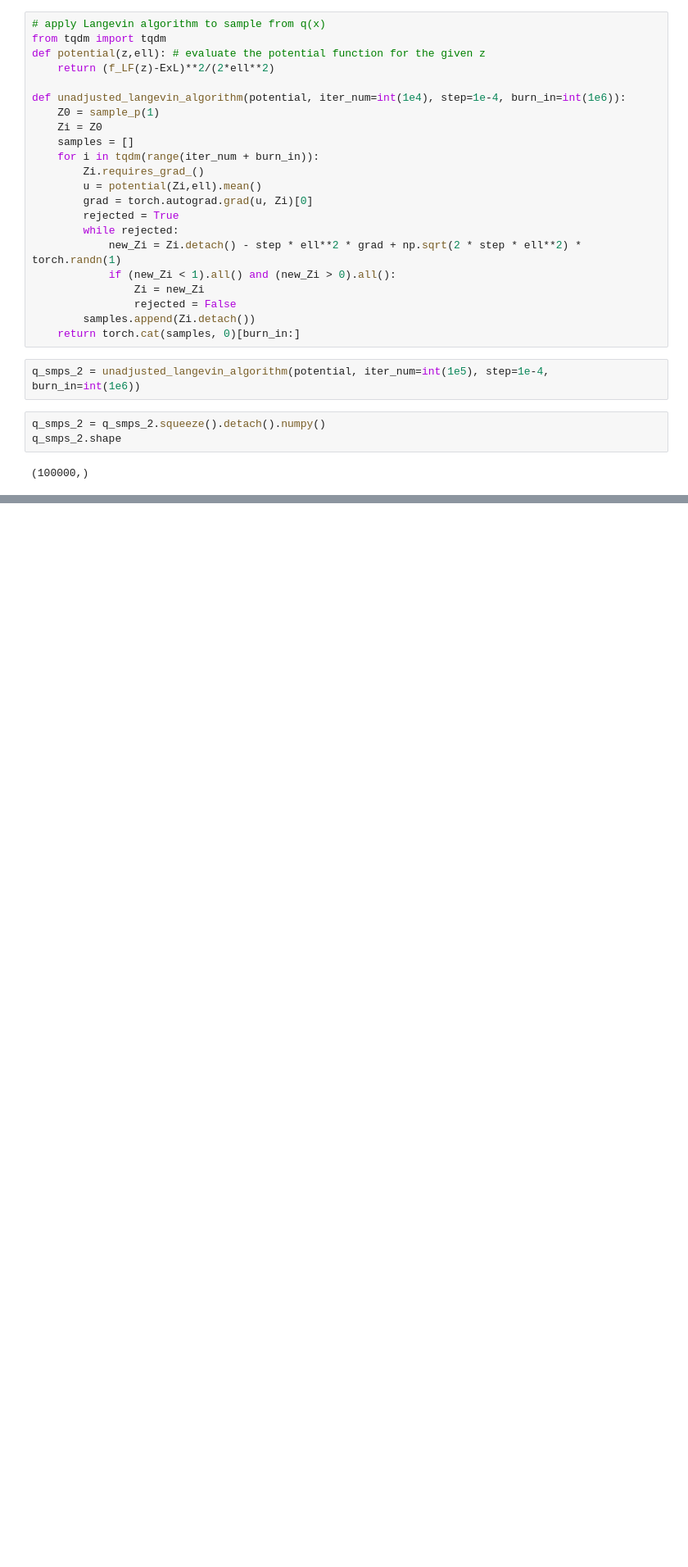
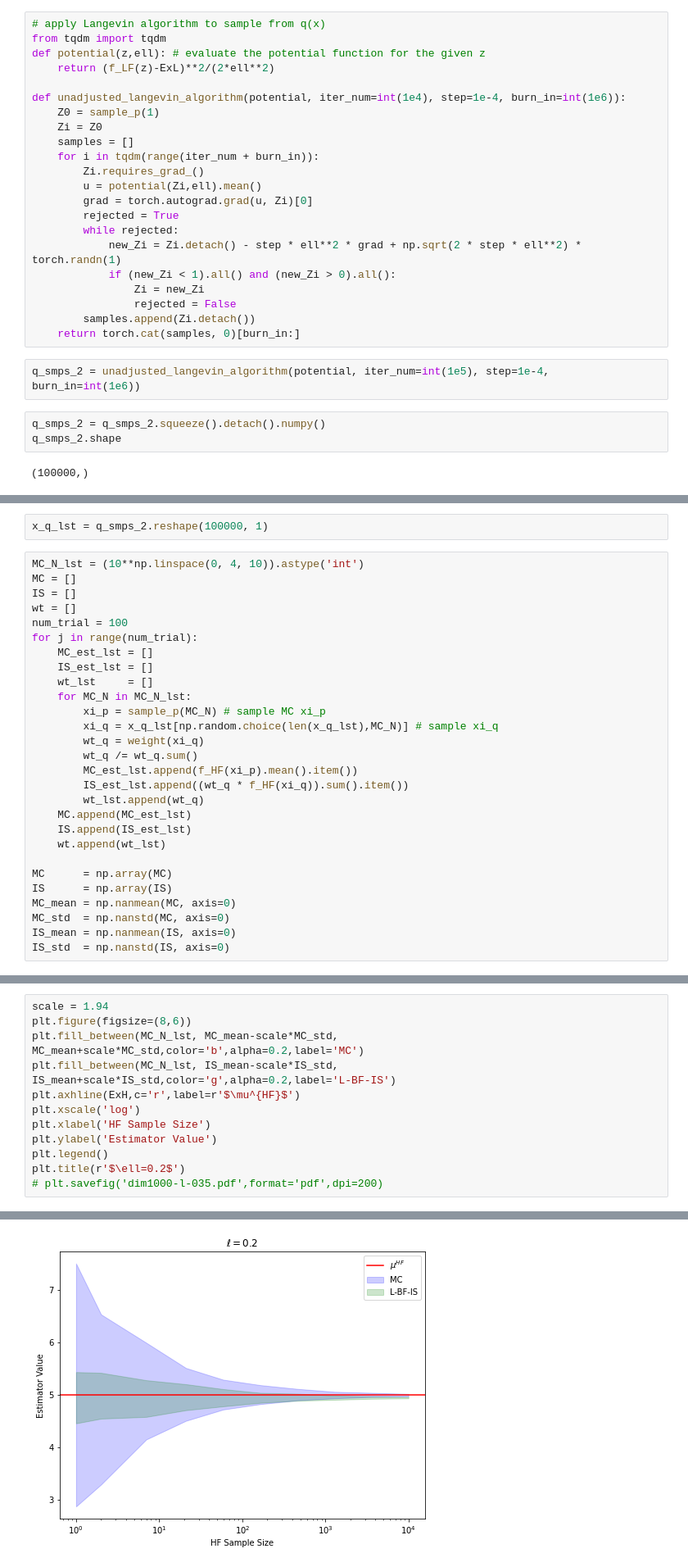
Before and after one commit to CU-UQ/L-BF-IS, a Jupyter notebook: notebooks/dim-1.ipynb, the cells around one changed output, grey strips where cells are left out. Shown at 82% size. Drawn from its saved outputs; the diff is of its cells as text; blank space fills up the shorter version.

```diff
--- a/notebooks/dim-1.ipynb
+++ b/notebooks/dim-1.ipynb
@@ -155,0 +161,30 @@ fig.savefig('dim-1.png', dpi=200)
+# %%
+x_q_lst = q_smps_2.reshape(100000, 1)
+# %%
+MC_N_lst = (10**np.linspace(0, 4, 10)).astype('int')
+MC = []
+IS = []
+wt = []
+num_trial = 100
+for j in range(num_trial):
+    MC_est_lst = []
+    IS_est_lst = []
+    wt_lst     = []
+    for MC_N in MC_N_lst:
+        xi_p = sample_p(MC_N) # sample MC xi_p
+        xi_q = x_q_lst[np.random.choice(len(x_q_lst),MC_N)] # sample xi_q
+        wt_q = weight(xi_q)
+        wt_q /= wt_q.sum()
+        MC_est_lst.append(f_HF(xi_p).mean().item())
+        IS_est_lst.append((wt_q * f_HF(xi_q)).sum().item())
+        wt_lst.append(wt_q)
+    MC.append(MC_est_lst)
+    IS.append(IS_est_lst)
+    wt.append(wt_lst)
+
+MC      = np.array(MC)
+IS      = np.array(IS)
+MC_mean = np.nanmean(MC, axis=0)
+MC_std  = np.nanstd(MC, axis=0)
+IS_mean = np.nanmean(IS, axis=0)
+IS_std  = np.nanstd(IS, axis=0)
@@ -155,0 +208,13 @@ fig.savefig('dim-1.png', dpi=200)
+# %%
+scale = 1.94
+plt.figure(figsize=(8,6))
+plt.fill_between(MC_N_lst, MC_mean-scale*MC_std, MC_mean+scale*MC_std,color='b',alpha=0.2,label='MC')
+plt.fill_between(MC_N_lst, IS_mean-scale*IS_std, IS_mean+scale*IS_std,color='g',alpha=0.2,label='L-BF-IS')
+plt.axhline(ExH,c='r',label=r'$\mu^{HF}$')
+plt.xscale('log')
+plt.xlabel('HF Sample Size')
+plt.ylabel('Estimator Value')
+plt.legend()
+plt.title(r'$\ell=0.2$')
+# plt.savefig('dim1000-l-035.pdf',format='pdf',dpi=200)
+# %% [output]
@@ -155,0 +222 @@ fig.savefig('dim-1.png', dpi=200)
+[figure, added]
```
Also changed, not shown: parts of 6 cells of this notebook.
